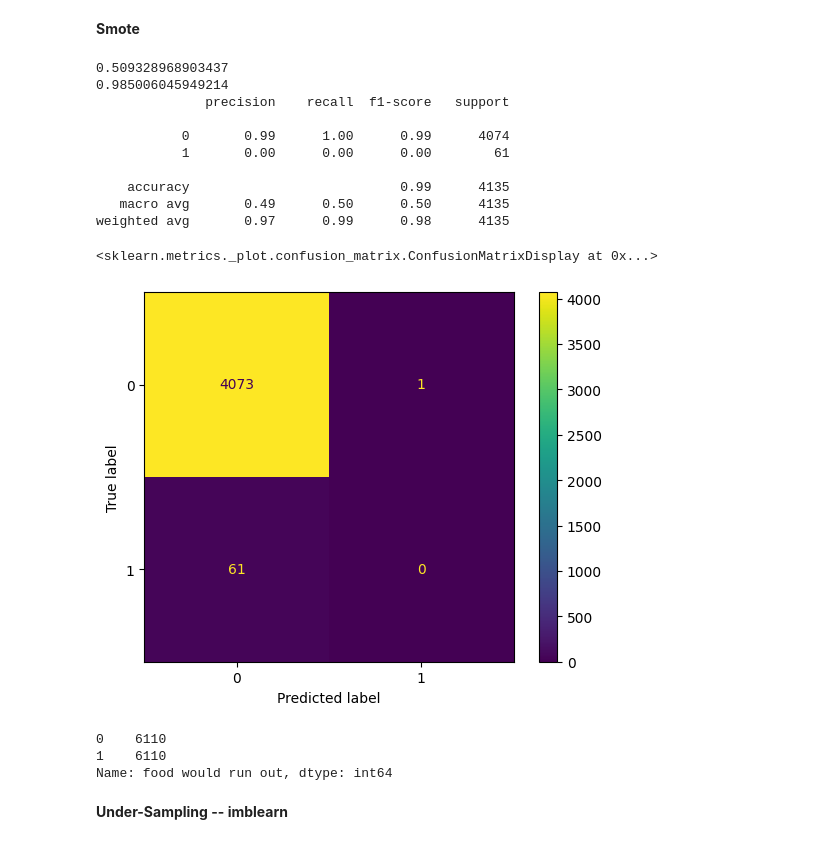
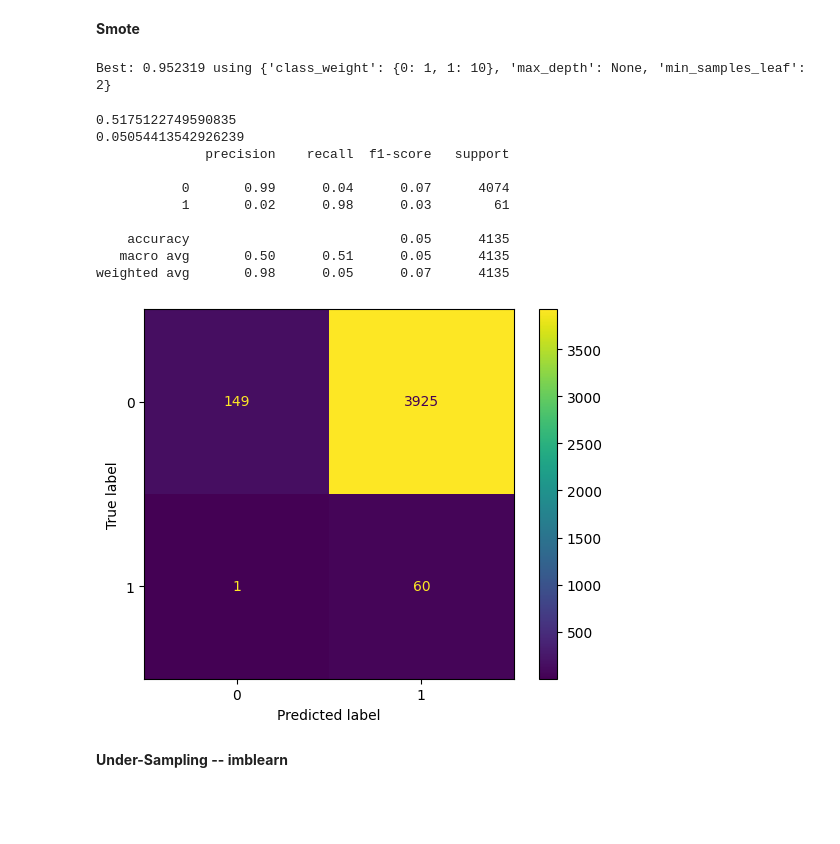
Before and after one commit to danihga/Jovia, a Jupyter notebook: Catholic Health/CatholicHealth_Unbalanced_DTrees.ipynb, the cells around one changed output. Saved outputs shown, nothing was run; the diff lists cells and outputs as text; code cells hidden in the pictures; blank space fills up the shorter version.

```diff
--- a/Catholic Health/CatholicHealth_Unbalanced_DTrees.ipynb
+++ b/Catholic Health/CatholicHealth_Unbalanced_DTrees.ipynb
@@ -36,15 +40,18 @@ data = data[['age', 'race', 'ethnicity', 'gender',
        'food would run out']]
 
 # Drop NAs
-data = data.dropna()
+
+#data = data.dropna()
 # %% [markdown]
 **Targe - Feature Split**
 # %%
 # Drop Patient declined, Patient unable to answer
-target_rows     = (data['food would run out']=='Patient declined')| (data['food would run out']=='Patient unable to answer')
+target_rows     = (data['food would run out']=='Patient declined')| (data['food would run out']=='Patient unable to answer') | (data['food would run out'].isnull())
 
 future_predict  = data[target_rows]
 
+future_predict.drop(columns = ['food would run out'])
+
 tree_data       = data[~target_rows]
 # %%
 X = tree_data.drop(columns = 'food would run out')
@@ -64,6 +71,8 @@ reverse_mapping = {0:'Patient unable to answer', 1:'Patient declined', 2:'Never
 
 y = y.map(mapping)
 # %%
+from sklearn.preprocessing import StandardScaler
+
 categorical_columns = X[['race', 'ethnicity']]
 
 # One-hot encoding for the categorical columns
@@ -74,7 +83,9 @@ col_one_hot = list(encoder.get_feature_names_out())
 # Convert the one-hot encoded array into a DataFrame with the created column names
 one_hot_df = pd.DataFrame(categorical_encoded, columns=col_one_hot)
 
-one_hot_df['age'] = list(X['age'])
+scaled_age = (X['age']-X['age'].mean())/X['age'].std()
+
+one_hot_df['age'] =list(scaled_age)
 X = one_hot_df.copy()
 # %%
 from sklearn.model_selection import train_test_split
@@ -163,40 +176,3 @@ def dt(X_train, y_train, X_test, y_test, weights={0: 100, 1: 1},max_depth=3, min
 from imblearn.over_sampling import SMOTE
 oversample = SMOTE()
 X_smt_train, y_smt_train = oversample.fit_resample(X_train, y_train)
-# %%
-from sklearn.metrics import classification_report, confusion_matrix, ConfusionMatrixDisplay
-model1 = DecisionTreeClassifier(class_weight={0: 1, 1: 1},
-                                max_depth=30,
-                                min_samples_leaf=2,
-                                #min_samples_split=2
-                                ).fit(X_train,y_train)
-
-# Make predictions on the testing data
-y_train_pred = model1.predict(X_smt_train)
-y_test_pred = model1.predict(X_test)
-
-print(accuracy_score(y_smt_train, y_train_pred))
-print(accuracy_score(y_test, y_test_pred))
-print(classification_report(y_test, y_test_pred))
-cm = confusion_matrix(y_test, y_test_pred)
-dist= ConfusionMatrixDisplay(cm, display_labels=model1.classes_)
-dist.plot()
-# %% [output]
-0.509328968903437
-0.985006045949214
-              precision    recall  f1-score   support
-
-           0       0.99      1.00      0.99      4074
-           1       0.00      0.00      0.00        61
-
-    accuracy                           0.99      4135
-   macro avg       0.49      0.50      0.50      4135
-weighted avg       0.97      0.99      0.98      4135
-<sklearn.metrics._plot.confusion_matrix.ConfusionMatrixDisplay at 0x...>
-[figure, removed]
-# %%
-y_smt_train.value_counts()
-# %% [output]
-0    6110
-1    6110
-Name: food would run out, dtype: int64
@@ -203,3 +189,23 @@ Name: food would run out, dtype: int64
+# %%
+do_grid(X_smt_train, y_smt_train, scorer)
+# %% [output]
+Best: 0.952319 using {'class_weight': {0: 1, 1: 10}, 'max_depth': None, 'min_samples_leaf': 2}
+# %%
+from sklearn.metrics import classification_report, confusion_matrix, ConfusionMatrixDisplay
+
+dt(X_smt_train, y_smt_train, X_test, y_test, weights={0: 1, 1: 100},max_depth=3, min_samples_leaf=1)
+# %% [output]
+0.5175122749590835
+0.05054413542926239
+              precision    recall  f1-score   support
+
+           0       0.99      0.04      0.07      4074
+           1       0.02      0.98      0.03        61
+
+    accuracy                           0.05      4135
+   macro avg       0.50      0.51      0.05      4135
+weighted avg       0.98      0.05      0.07      4135
+[figure, added]
 # %% [markdown]
 **Under-Sampling -- imblearn**
 # %%
```
Also changed, not shown: parts of 12 cells of this notebook.
